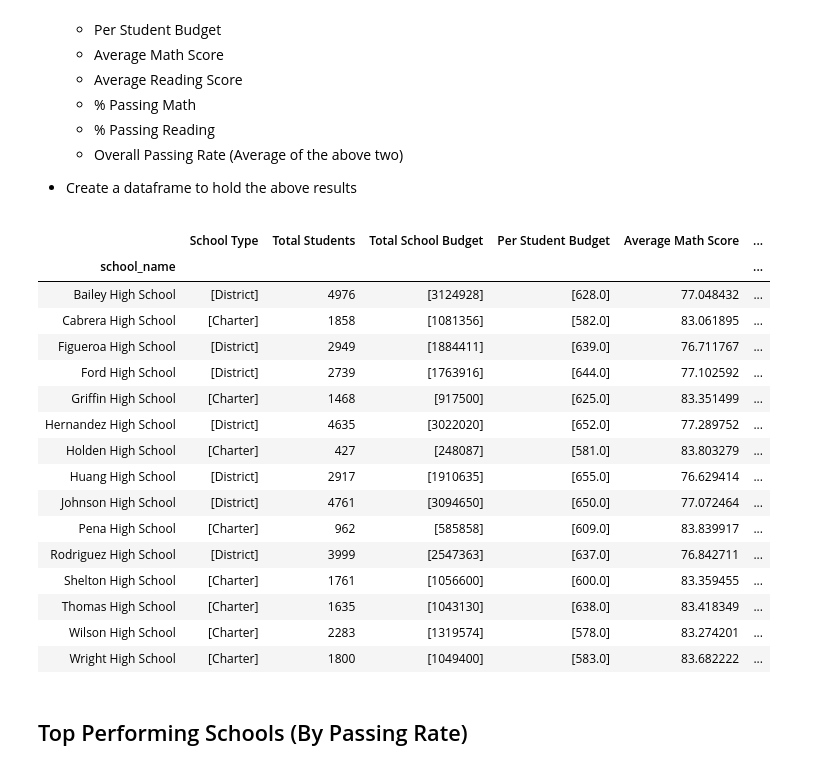
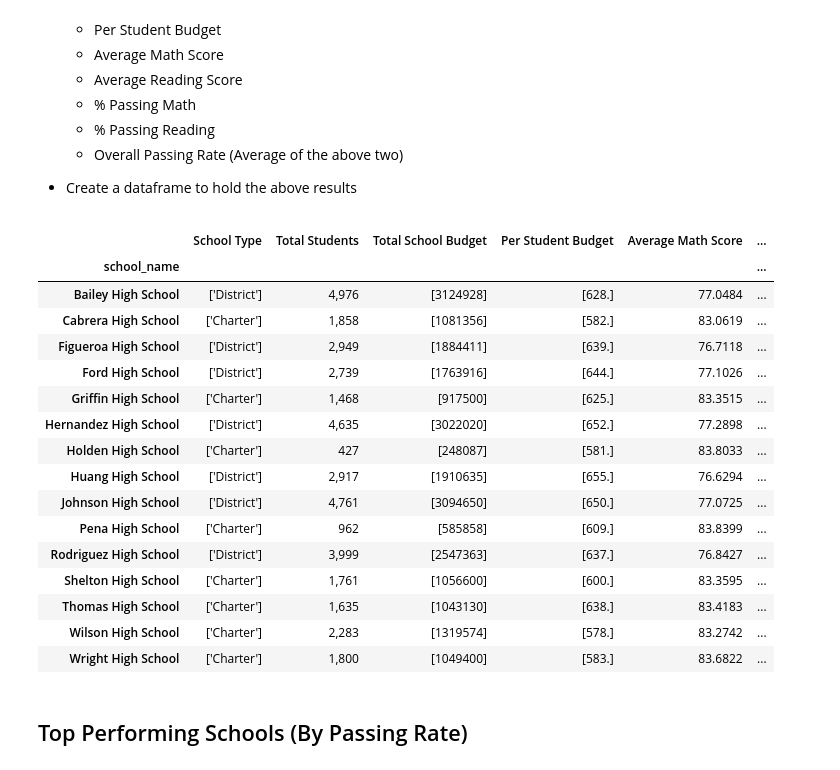
Before and after one commit to thundrakkon/UCI_Data_Homework, a Jupyter notebook: pandas-challenge/PyCitySchools/PyCitySchools_Final.ipynb, the cells around one changed output. Drawn from its saved outputs; the diff is of its cells as text; code cells hidden in the pictures.

```diff
--- a/pandas-challenge/PyCitySchools/PyCitySchools_Final.ipynb
+++ b/pandas-challenge/PyCitySchools/PyCitySchools_Final.ipynb
@@ -146,43 +148,41 @@ overall_pass = (student_pass_math + student_pass_read)/2
 # %%
 #Create a dataframe to hold the above results
 school_summary = pd.DataFrame({'School Type': school_type,
                                'Total Students': total_students,
                                'Total School Budget': school_budget,
                                'Per Student Budget': student_budget,
                                'Average Math Score': math_school,
                                'Average Reading Score': read_school,
                                '%Passing Math': student_pass_math,
                                '%Passing Reading': student_pass_read,
-                               '%Overall Passing Rate': overall_pass
-                              })
+                               '%Overall Passing Rate': overall_pass})
 
-#school_format = {'Total Students': '{:,}',
+school_format = {'Total Students': '{:,}',
                   #'Total School Budget': '${:,.2f}',
                   #'Per Student Budget': '${:,.2f}',
-                  #'%Passing Math': '{:.2%}',
-                  #'%Passing Reading': '{:.2%}',
-                  #'%Overall Passing Rate': '{:.2%}'}
+                  '%Passing Math': '{:.2%}',
+                  '%Passing Reading': '{:.2%}',
+                  '%Overall Passing Rate': '{:.2%}'}
 
-#school_summary.style.format(school_format).hide_index()
-school_summary
+school_summary.style.format(school_format)
 # %% [output]
 |  | School Type | Total Students | Total School Budget | Per Student Budget | Average Math Score | ... |
 | school_name |  |  |  |  |  | ... |
-| Bailey High School | [District] | 4976 | [3124928] | [628.0] | 77.048432 | ... |
-| Cabrera High School | [Charter] | 1858 | [1081356] | [582.0] | 83.061895 | ... |
-| Figueroa High School | [District] | 2949 | [1884411] | [639.0] | 76.711767 | ... |
-| Ford High School | [District] | 2739 | [1763916] | [644.0] | 77.102592 | ... |
-| Griffin High School | [Charter] | 1468 | [917500] | [625.0] | 83.351499 | ... |
-| Hernandez High School | [District] | 4635 | [3022020] | [652.0] | 77.289752 | ... |
-| Holden High School | [Charter] | 427 | [248087] | [581.0] | 83.803279 | ... |
-| Huang High School | [District] | 2917 | [1910635] | [655.0] | 76.629414 | ... |
-| Johnson High School | [District] | 4761 | [3094650] | [650.0] | 77.072464 | ... |
-| Pena High School | [Charter] | 962 | [585858] | [609.0] | 83.839917 | ... |
-| Rodriguez High School | [District] | 3999 | [2547363] | [637.0] | 76.842711 | ... |
-| Shelton High School | [Charter] | 1761 | [1056600] | [600.0] | 83.359455 | ... |
-| Thomas High School | [Charter] | 1635 | [1043130] | [638.0] | 83.418349 | ... |
-| Wilson High School | [Charter] | 2283 | [1319574] | [578.0] | 83.274201 | ... |
-| Wright High School | [Charter] | 1800 | [1049400] | [583.0] | 83.682222 | ... |
+| Bailey High School | ['District'] | 4,976 | [3124928] | [628.] | 77.0484 | ... |
+| Cabrera High School | ['Charter'] | 1,858 | [1081356] | [582.] | 83.0619 | ... |
+| Figueroa High School | ['District'] | 2,949 | [1884411] | [639.] | 76.7118 | ... |
+| Ford High School | ['District'] | 2,739 | [1763916] | [644.] | 77.1026 | ... |
+| Griffin High School | ['Charter'] | 1,468 | [917500] | [625.] | 83.3515 | ... |
+| Hernandez High School | ['District'] | 4,635 | [3022020] | [652.] | 77.2898 | ... |
+| Holden High School | ['Charter'] | 427 | [248087] | [581.] | 83.8033 | ... |
+| Huang High School | ['District'] | 2,917 | [1910635] | [655.] | 76.6294 | ... |
+| Johnson High School | ['District'] | 4,761 | [3094650] | [650.] | 77.0725 | ... |
+| Pena High School | ['Charter'] | 962 | [585858] | [609.] | 83.8399 | ... |
+| Rodriguez High School | ['District'] | 3,999 | [2547363] | [637.] | 76.8427 | ... |
+| Shelton High School | ['Charter'] | 1,761 | [1056600] | [600.] | 83.3595 | ... |
+| Thomas High School | ['Charter'] | 1,635 | [1043130] | [638.] | 83.4183 | ... |
+| Wilson High School | ['Charter'] | 2,283 | [1319574] | [578.] | 83.2742 | ... |
+| Wright High School | ['Charter'] | 1,800 | [1049400] | [583.] | 83.6822 | ... |
 # %% [markdown]
 ## Top Performing Schools (By Passing Rate)
 # %% [markdown]
```
Also changed, not shown: parts of 3 cells of this notebook.
